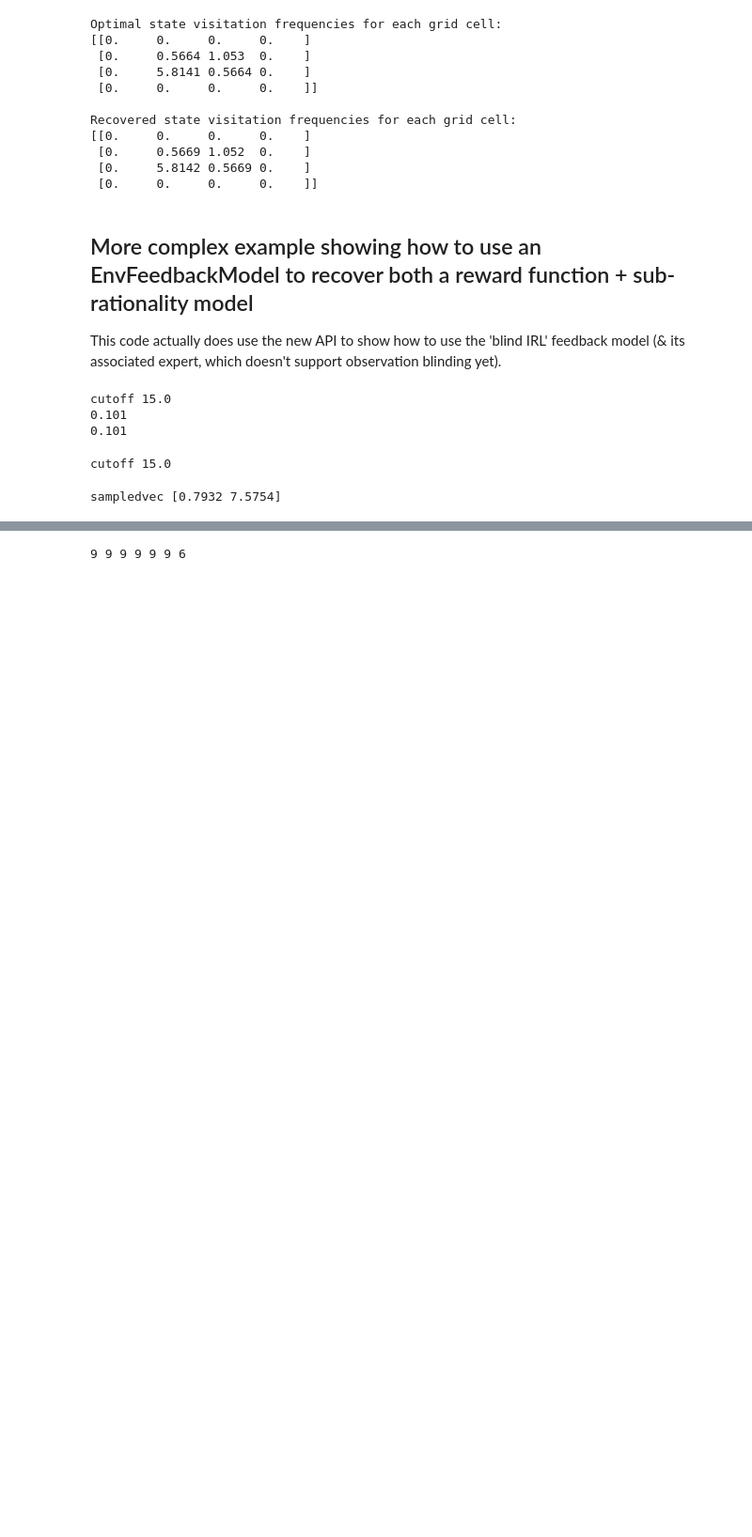
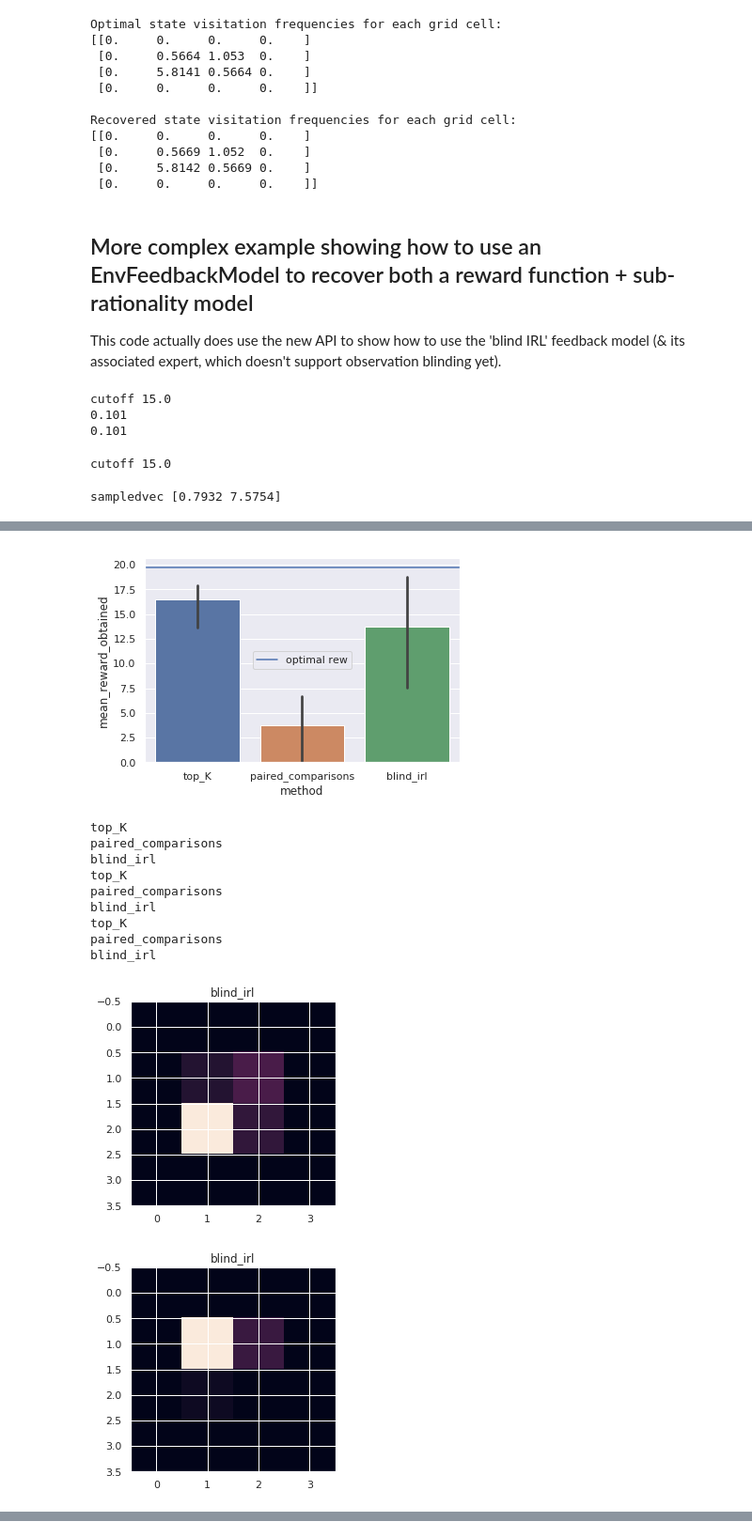
Before and after one commit to qxcv/bootstrapping-bias-learning, a Jupyter notebook: multi_learn.ipynb, the cells around one changed output, grey strips where cells are left out. Shown: that part at 94% size. Drawn from its saved outputs; the diff is of its cells as text; code cells hidden in the pictures; blank space fills up the shorter version.

```diff
--- a/multi_learn.ipynb
+++ b/multi_learn.ipynb
@@ -445,7 +464,7 @@ def init_models(opt_reward=False):
     model_list = [top_K_feedback_model, pc_feedback_model, irl_feedback_model]
     data_list = [top_K_dataset, comparison_dataset, irl_dataset]
     bias_list = [top_K_bias_params, pc_bias_params, irl_bias_params]
-    use_bias_list = [False, True, True]
+    use_bias_list = [True, True, True]
     rmodel = r_models.LinearRewardModel(env.obs_dim)
     if opt_reward:
         rmodel.set_params(env.reward_matrix)
@@ -524,13 +575,12 @@ for _ in range(3):
         # reset reward_model
 
     model_list, data_list, rmodel, bias_list, use_bias_list, names, biases_actual = init_models()
-    use_bias_list = [False, False, True]
-    obs = [False, True, True]
+    use_bias_list = [True, True, True]
+    obs = [True, True, True]
     for model, dataset, bias_params, ub, name, b_actual, ob in zip(model_list, data_list, bias_list, use_bias_list, names, biases_actual, obs):
         rmodel = r_models.LinearRewardModel(env.obs_dim)
         _, rmodel, bias_p_recovered = trad_optimize(model, dataset, rmodel, bias_params, use_bias_prior=ub,
-                                                   optimize_bias=False, one_bias=ob, iters=2000)
-#         assert (bias_p_recovered == bias_params).all()
+                                                   optimize_bias=ob, one_bias=False, iters=1000)
 
         recovered_reward_vec, mean_reward, obs_f = evaluate_full(rmodel)
 
@@ -566,3 +616,62 @@ r, mean_rew_opt, obs_f = evaluate_full(rmodel)
 obs_optimal = [obs_f]*len(method)
 optimal_rew = [mean_rew_opt]*len(method)
 real_rew = [r]*len(method)
+
+res = pd.DataFrame({
+    'biases_recoverd':biases_recovered,
+    'recovered_reward':recovered_reward,
+    'mean_reward_obtained':mean_reward_obtained,
+    'obs_obtained':obs_obtained,
+    'obs_optimal':obs_optimal,
+    'optimal_rew':optimal_rew,
+    'method':method
+})
+# %%
+import seaborn as sns
+from datetime import datetime
+
+now = datetime.now()
+ts = now.strftime('%Y_%m_%d_%H_%M_%S')
+
+sns.barplot(x='method', y='mean_reward_obtained', data=res)
+plt.axhline(optimal_rew[0], label='optimal rew')
+plt.legend()
+plt.ylim([0, optimal_rew[0]+1])
+plt.savefig('./images/final-results-optimize-bias_%s.png' %ts)
+plt.show()
+
+
+for r, m in zip(res['recovered_reward'].values, res['method'].values):
+    print(m)
+
+#     evaluate(r, name=m)
+
+
+
+
+res.to_pickle('./results/full_bias_updates_%s.pkl' %ts)
+
+for m in set(list(res['method'].values)):
+    obs = res.loc[res['method']==m]['obs_obtained']
+    obs = obs.values
+    res_L = []
+    for o in obs:
+        res_L.append(o)
+        plt.imshow(o.reshape((random_gridworld.height, random_gridworld.width)))
+        plt.title(m)
+        plt.show()
+    res_l = np.array(res_L)
+    res_l = np.median(res_l, axis=0)
+# %% [output]
+[figure, added]
+top_K
+paired_comparisons
+blind_irl
+top_K
+paired_comparisons
+blind_irl
+top_K
+paired_comparisons
+blind_irl
+[figure, added]
+[figure, added]
@@ -569,6 +718,4 @@ real_rew = [r]*len(method)
 # %%
-print(len(biases_recovered), len(real_rew), len(recovered_reward), len(mean_reward_obtained),
-     len(obs_obtained), len(optimal_rew), len(biases_actual))
 res = pd.DataFrame({
     'biases_recoverd':biases_recovered,
     'recovered_reward':recovered_reward,
@@ -576,7 +723,5 @@ res = pd.DataFrame({
     'obs_obtained':obs_obtained,
     'obs_optimal':obs_optimal,
     'optimal_rew':optimal_rew,
-    'method':method
+    'method':['combined' for m in method]
 })
-# %% [output]
-9 9 9 9 9 9 6
```
Also changed, not shown: parts of 38 cells of this notebook, 1 other file.
